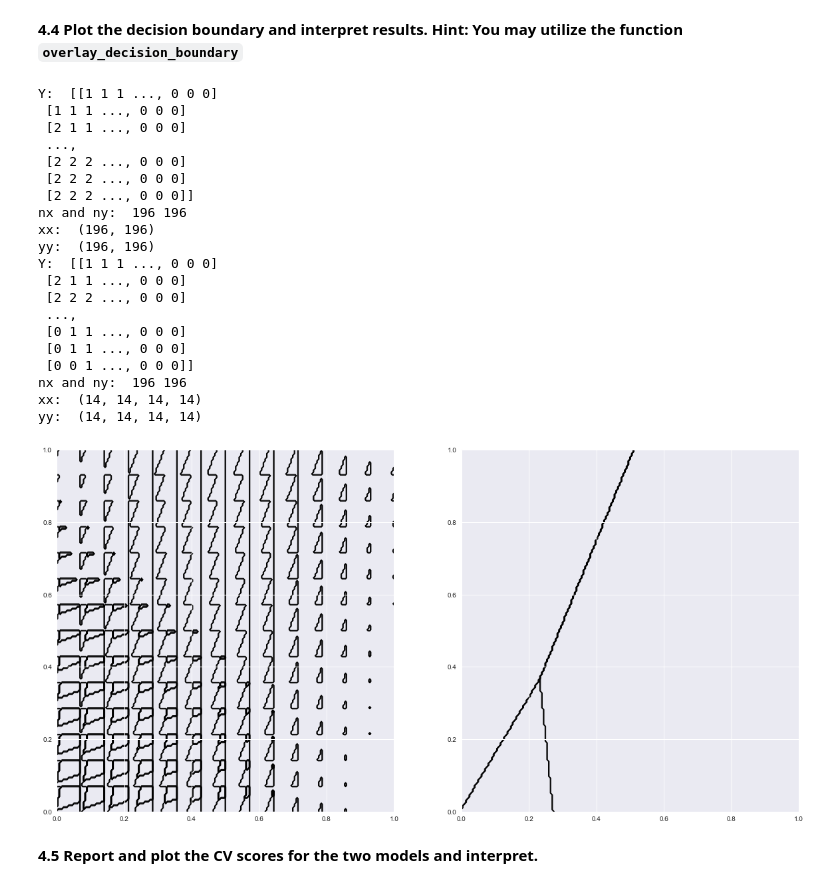
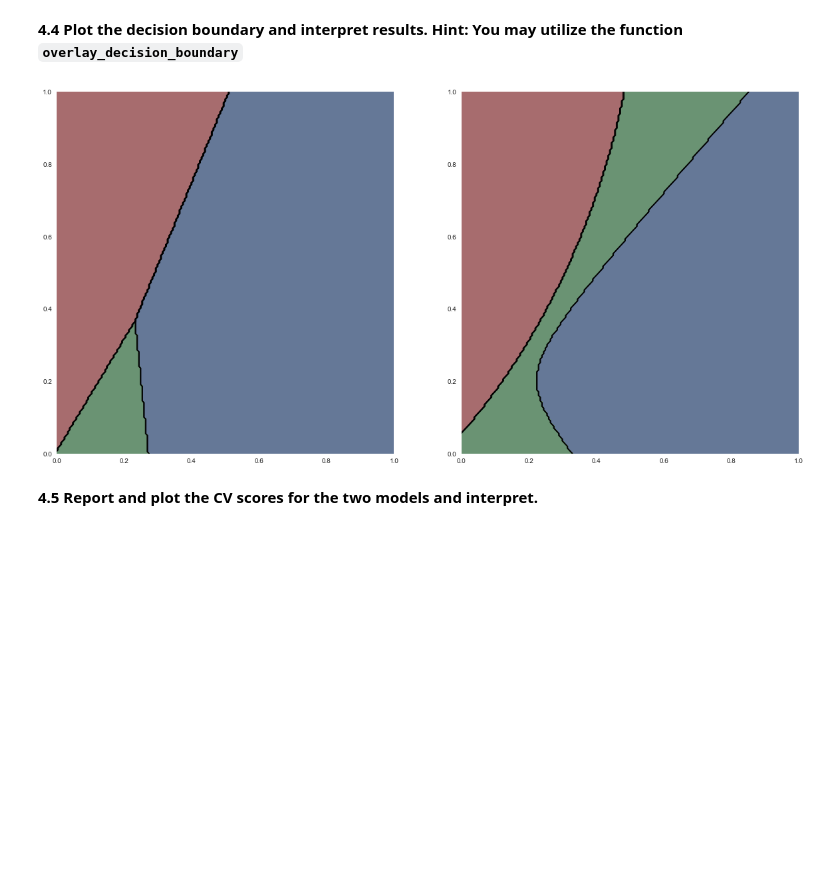
Before and after one commit to katiegrosch/2019-CS109A, a Jupyter notebook: content/homeworks/cs109a_hw4_209/cs109a_HW4.ipynb, the cells around one changed output. Cells and saved outputs as stored; diff of their text form; code cells hidden in the pictures; blank space fills up the shorter version.

```diff
--- a/content/homeworks/cs109a_hw4_209/cs109a_HW4.ipynb
+++ b/content/homeworks/cs109a_hw4_209/cs109a_HW4.ipynb
@@ -526,13 +526,13 @@ for i in (0,1):
 
 **Logistic Regression Multiclass model with Polynomial features, degree = 2.**
 # %%
-linear_lr = LogisticRegressionCV(solver='lbfgs').fit(X_train_normalized[['M31523_at', 'X95735_at']], y_train)
+linear_lr = LogisticRegressionCV(multi_class='ovr').fit(X_train_normalized[['M31523_at', 'X95735_at']], y_train)
 
-X_train_poly = X_train_normalized[['X95735_at', 'M31523_at']]
+X_train_poly = X_train_normalized[['M31523_at', 'X95735_at']]
 X_train_poly['M31523_at * M31523_at'] = X_train_normalized['M31523_at']**2
 X_train_poly['X95735_at * X95735_at'] = X_train_normalized['X95735_at']**2
 
-poly_lr = LogisticRegressionCV(solver='lbfgs').fit(X_train_poly, y_train)
+poly_lr = LogisticRegressionCV(multi_class='ovr').fit(X_train_poly, y_train)
 # %% [output]
 A value is trying to be set on a copy of a slice from a DataFrame.
 Try using .loc[row_indexer,col_indexer] = value instead
@@ -634,30 +615,10 @@ def overlay_decision_boundary(ax, model, model_type, colors=None, nx=196, ny=196
 # %%
 fig, ax = plt.subplots(1,2,figsize=(20,10))
 
-overlay_decision_boundary(ax[1], linear_lr, 'linear')
-overlay_decision_boundary(ax[0], poly_lr, 'poly')
+overlay_decision_boundary(ax[0], linear_lr)
+overlay_decision_boundary(ax[1], poly_lr, degrees=2)
 # %% [output]
-Y:  [[1 1 1 ..., 0 0 0]
- [1 1 1 ..., 0 0 0]
- [2 1 1 ..., 0 0 0]
- ...,
- [2 2 2 ..., 0 0 0]
- [2 2 2 ..., 0 0 0]
- [2 2 2 ..., 0 0 0]]
-nx and ny:  196 196
-xx:  (196, 196)
-yy:  (196, 196)
-Y:  [[1 1 1 ..., 0 0 0]
- [2 1 1 ..., 0 0 0]
- [2 2 2 ..., 0 0 0]
- ...,
- [0 1 1 ..., 0 0 0]
- [0 1 1 ..., 0 0 0]
- [0 0 1 ..., 0 0 0]]
-nx and ny:  196 196
-xx:  (14, 14, 14, 14)
-yy:  (14, 14, 14, 14)
-[figure, old version]
+[figure, new version]
 # %% [markdown]
 **4.5 Report and plot the CV scores for the two models and interpret.**
 # %%
```
Also changed, not shown: parts of 4 cells of this notebook, 1 other file.
